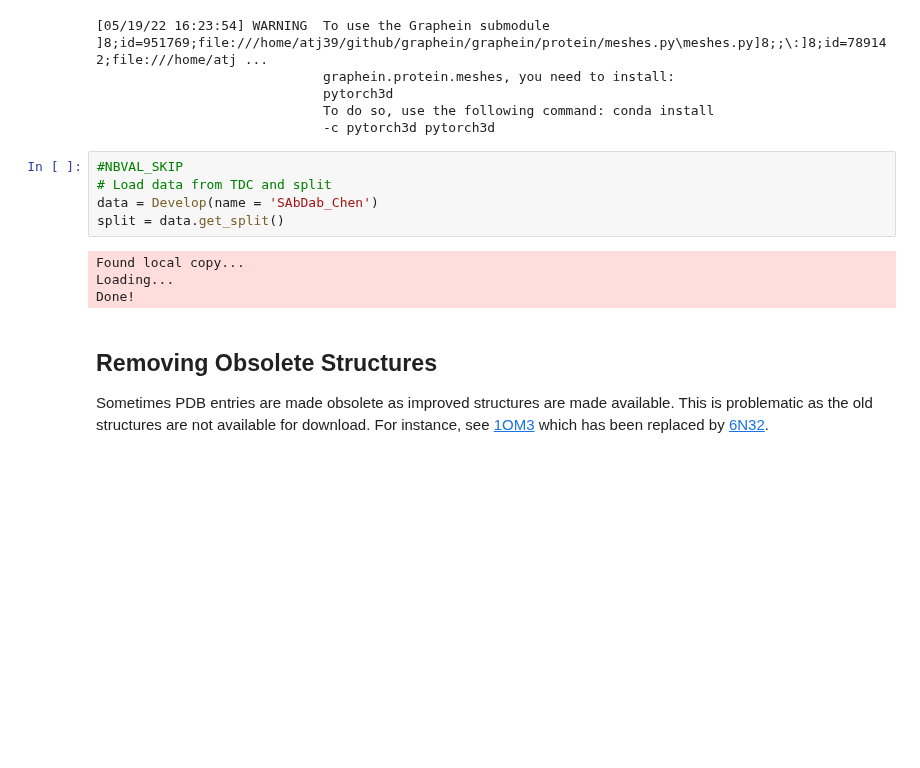
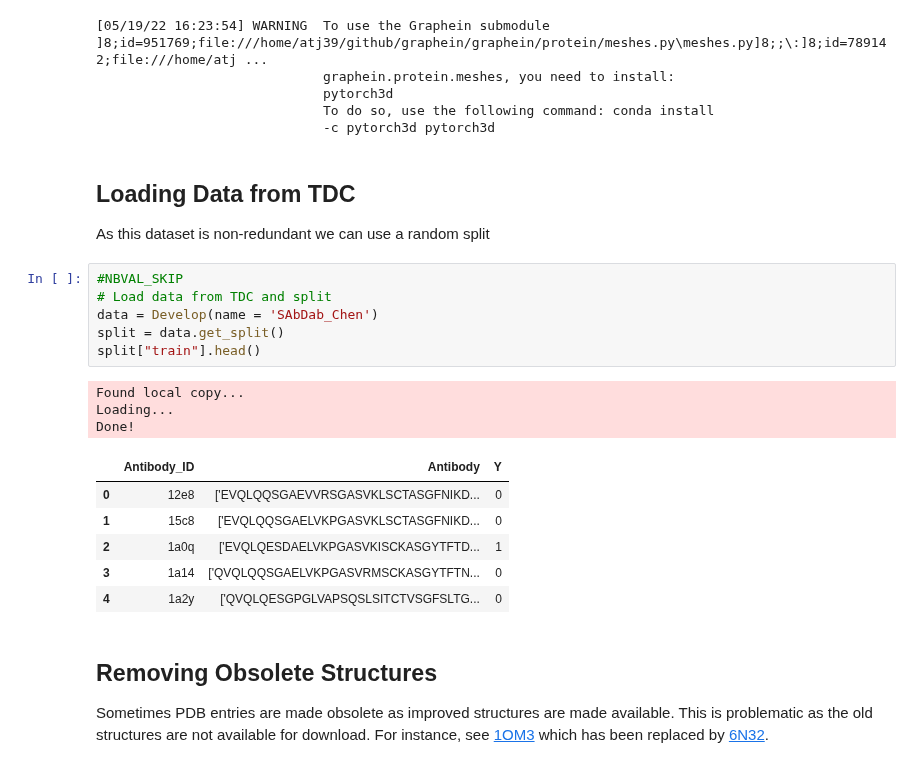
Before and after one commit to a-r-j/graphein, a Jupyter notebook: notebooks/tdc_developability.ipynb, the cells around one changed output. Drawn from its saved outputs; the diff is of its cells as text; blank space fills up the shorter version.

```diff
--- a/notebooks/tdc_developability.ipynb
+++ b/notebooks/tdc_developability.ipynb
@@ -44,15 +46,25 @@ To do so, use the following command: conda install -c pytorch3d pytorch3d
                              pytorch3d
                              To do so, use the following command: conda install
                              -c pytorch3d pytorch3d
+# %% [markdown]
+## Loading Data from TDC
+As this dataset is non-redundant we can use a random split
 # %%
 #NBVAL_SKIP
 # Load data from TDC and split
 data = Develop(name = 'SAbDab_Chen')
 split = data.get_split()
+split["train"].head()
 # %% [output]
 Found local copy...
 Loading...
 Done!
+|  | Antibody_ID | Antibody | Y |
+| 0 | 12e8 | ['EVQLQQSGAEVVRSGASVKLSCTASGFNIKD... | 0 |
+| 1 | 15c8 | ['EVQLQQSGAELVKPGASVKLSCTASGFNIKD... | 0 |
+| 2 | 1a0q | ['EVQLQESDAELVKPGASVKISCKASGYTFTD... | 1 |
+| 3 | 1a14 | ['QVQLQQSGAELVKPGASVRMSCKASGYTFTN... | 0 |
+| 4 | 1a2y | ['QVQLQESGPGLVAPSQSLSITCTVSGFSLTG... | 0 |
 # %% [markdown]
 ## Removing Obsolete Structures
 
```
Also changed, not shown: parts of 11 cells of this notebook, 1 other file.
